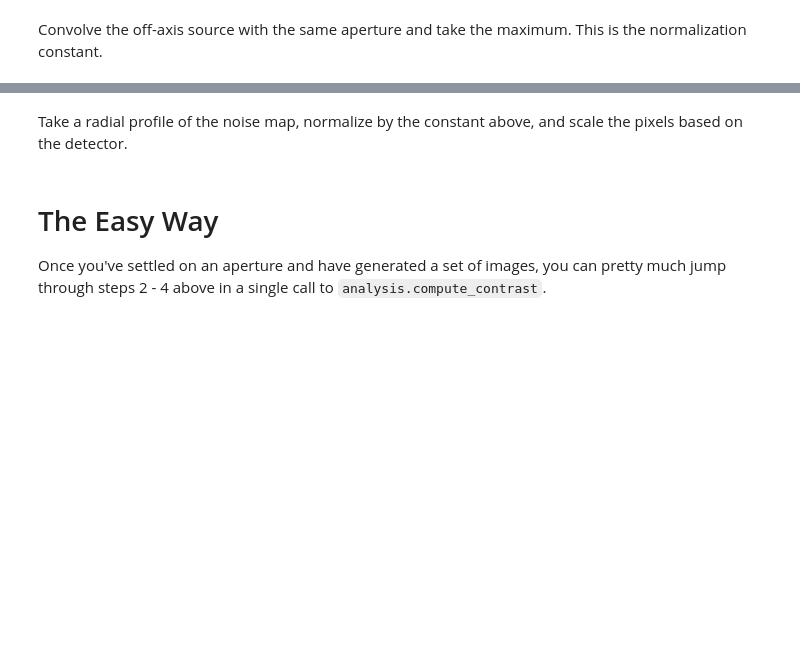
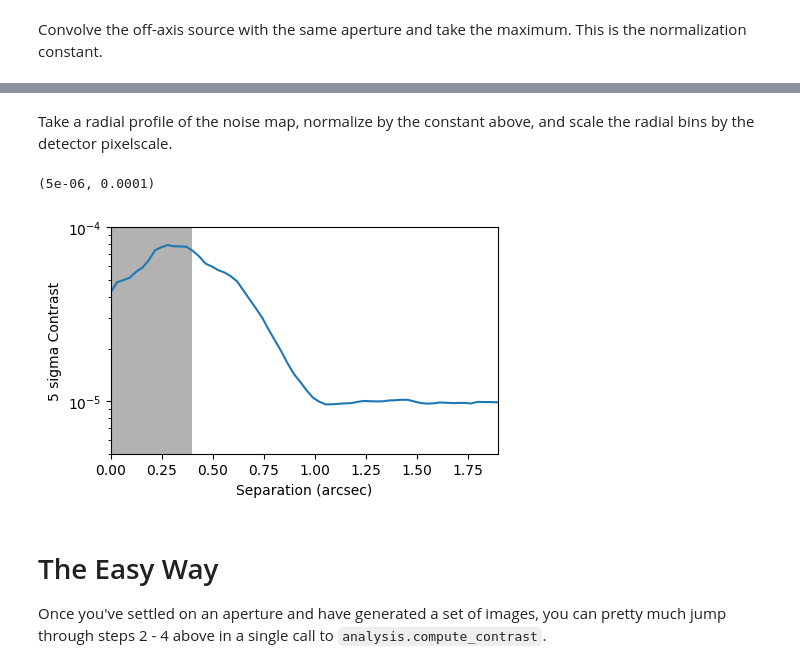
Before and after one commit to spacetelescope/pandeia-coronagraphy, a Jupyter notebook: notebooks/covariance_contrast.ipynb, the cells around one changed output, grey strips where cells are left out. Drawn from its saved outputs; the diff is of its cells as text; code cells hidden in the pictures; blank space fills up the shorter version.

```diff
--- a/notebooks/covariance_contrast.ipynb
+++ b/notebooks/covariance_contrast.ipynb
@@ -136,17 +158,20 @@ ax.set_title('Off-axis source after convolution')
 # %% [markdown]
-Take a radial profile of the noise map, normalize by the constant above, and scale the pixels based on the detector.
+Take a radial profile of the noise map, normalize by the constant above, and scale the radial bins by the detector pixelscale.
 # %%
 bins, profile = analysis.radial_profile(noise_map)
 
 fig, ax = plt.subplots(1, 1, figsize=(5, 3))
 ax.semilogy(bins * 0.031, 5 * profile / normalization)
 ax.set_xlabel('Separation (arcsec)')
 ax.set_ylabel('5 sigma Contrast')
 
 #mask out any separations < IWA for the NIRCam M210R occulter
 ax.fill_between([0, 0.4], 1e-7, 1e-3, color = 'k', alpha = 0.3, lw = 0)
 ax.set_xlim(0,1.9)
-ax.set_ylim(1e-5,1e-4)
+ax.set_ylim(5e-6,1e-4)
+# %% [output]
+(5e-06, 0.0001)
+[figure, added]
 # %% [markdown]
 # The Easy Way
 
```
Also changed, not shown: parts of 16 cells of this notebook.
